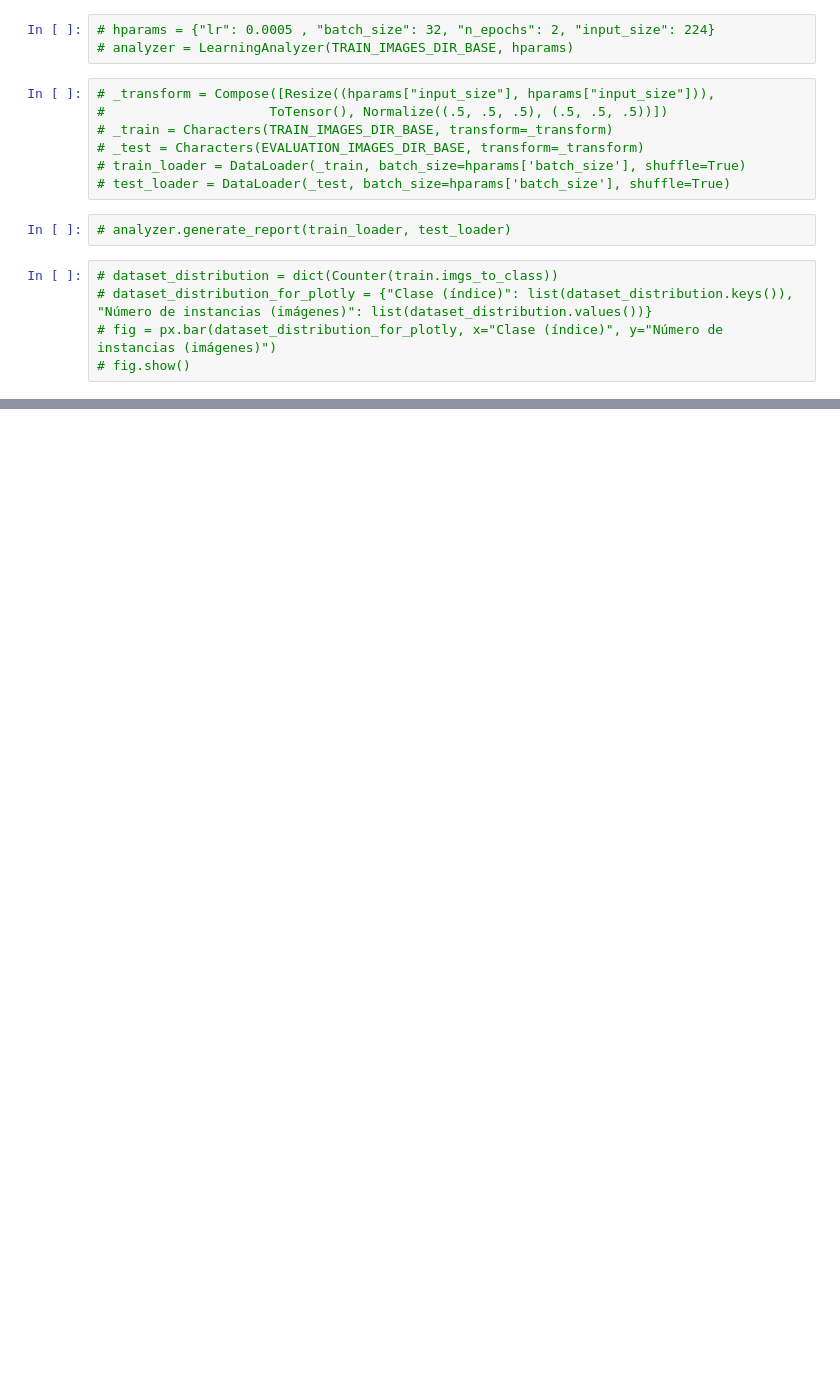
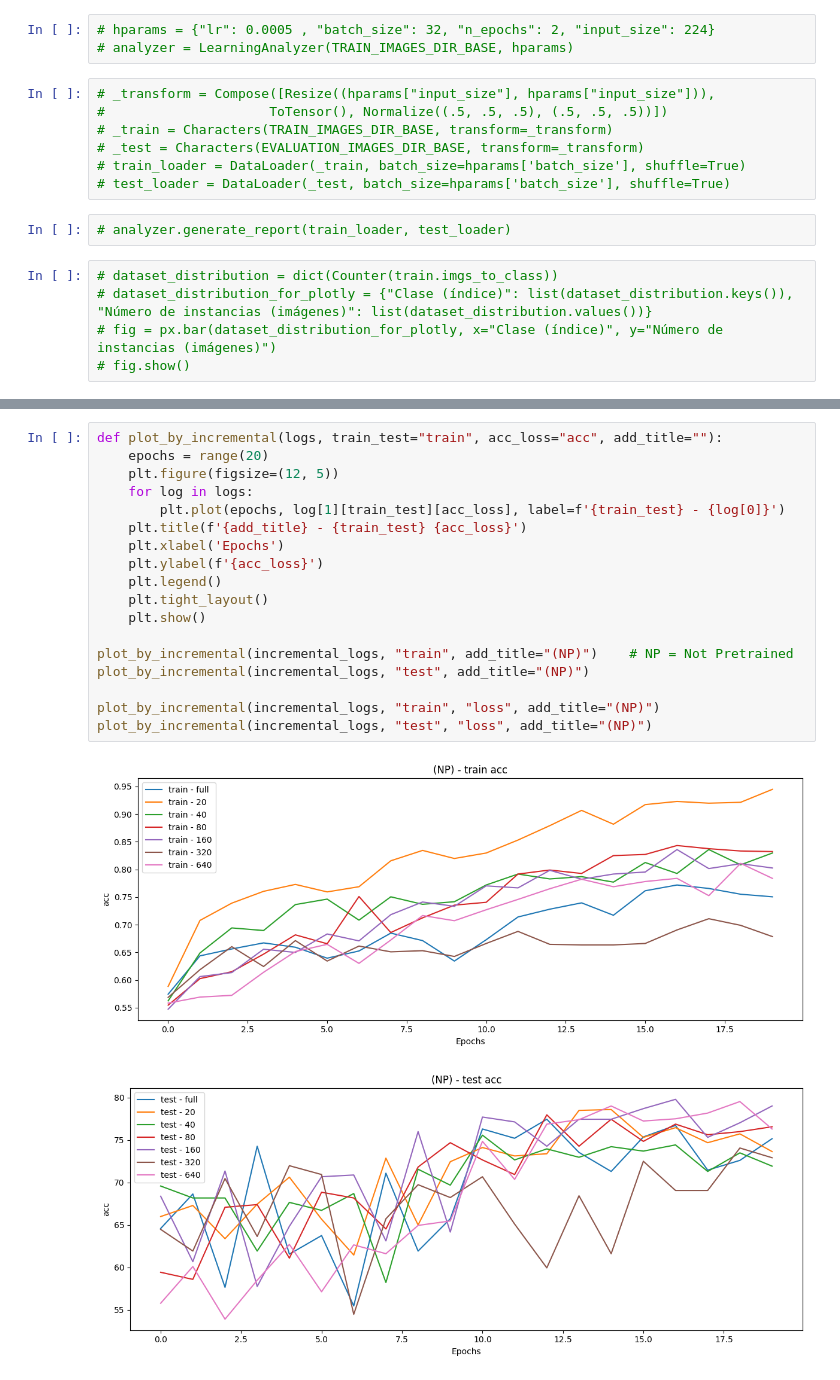
Before and after one commit to VicenteGM123/proyectoAP, a Jupyter notebook: NotebookProyectoAP.ipynb, the cells around one changed output, grey strips where cells are left out. Saved outputs shown, nothing was run; the diff lists cells and outputs as text; blank space fills up the shorter version.

```diff
--- a/NotebookProyectoAP.ipynb
+++ b/NotebookProyectoAP.ipynb
@@ -482,0 +555,21 @@ plot_accuracy_loss(load_logs("not_pretrained_0_20"))
+# %%
+def plot_by_incremental(logs, train_test="train", acc_loss="acc", add_title=""):
+    epochs = range(20)
+    plt.figure(figsize=(12, 5))
+    for log in logs:
+        plt.plot(epochs, log[1][train_test][acc_loss], label=f'{train_test} - {log[0]}')
+    plt.title(f'{add_title} - {train_test} {acc_loss}')
+    plt.xlabel('Epochs')
+    plt.ylabel(f'{acc_loss}')
+    plt.legend()
+    plt.tight_layout()
+    plt.show()
+
+plot_by_incremental(incremental_logs, "train", add_title="(NP)")    # NP = Not Pretrained
+plot_by_incremental(incremental_logs, "test", add_title="(NP)")
+
+plot_by_incremental(incremental_logs, "train", "loss", add_title="(NP)")
+plot_by_incremental(incremental_logs, "test", "loss", add_title="(NP)")
+# %% [output]
+[figure, added]
+[figure, added]
```
Also changed, not shown: parts of 10 cells of this notebook.
